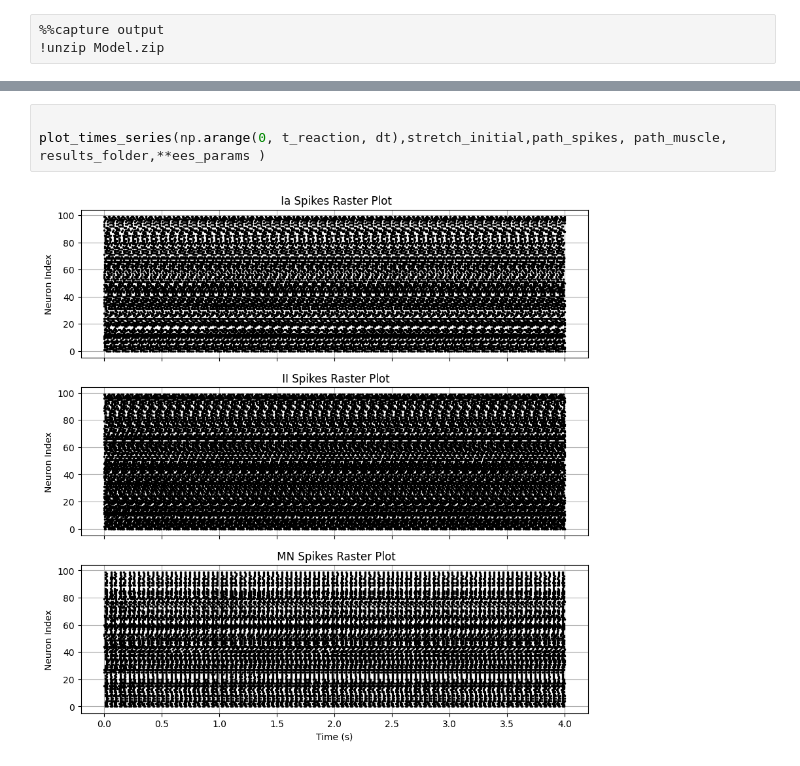
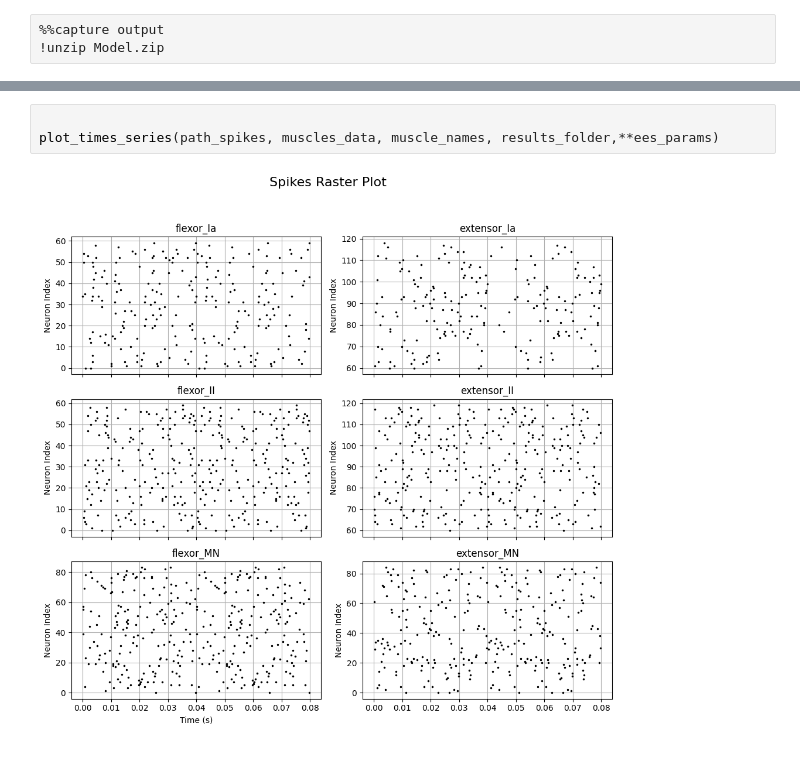
Before and after one commit to MathieuCharbonnier/Loop, a Jupyter notebook: Loop_two_muscle.ipynb, the cells around one changed output, grey strips where cells are left out. Saved outputs shown, nothing was run; the diff lists cells and outputs as text.

```diff
--- a/Loop_two_muscle.ipynb
+++ b/Loop_two_muscle.ipynb
@@ -204,5 +241,5 @@ ValueError: when 1d, distances must match the length of the corresponding dimens
 # %%
 
-plot_times_series(np.arange(0, t_reaction, dt),stretch_initial,path_spikes, path_muscle, results_folder,**ees_params )
+plot_times_series(path_spikes, muscles_data, muscle_names, results_folder,**ees_params)
 # %% [output]
-[figure, old version]
+[figure, new version]
```
Also changed, not shown: parts of 5 cells of this notebook.
